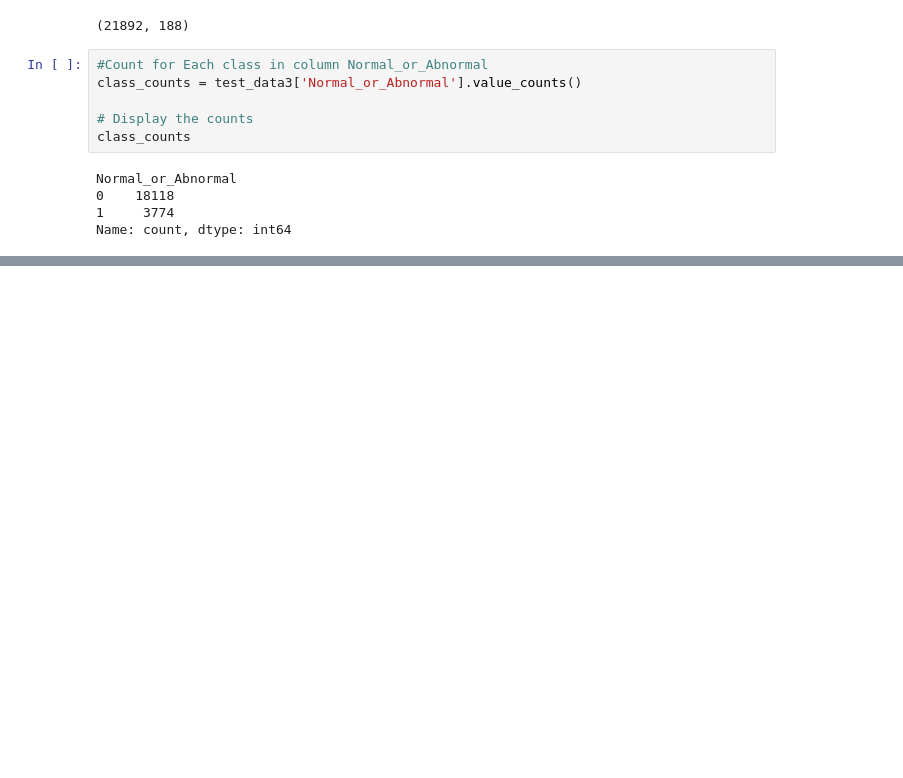
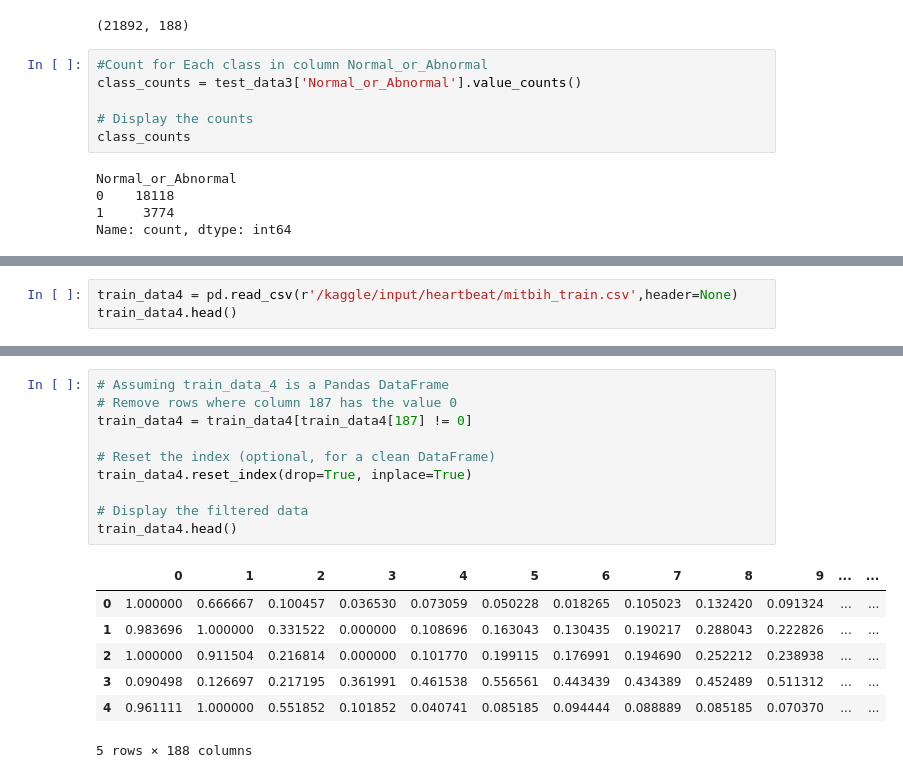
Before and after one commit to youssef13494/HeartBeatApp, a Jupyter notebook: xgboost-randomforest-smote.ipynb, the cells around one changed output, grey strips where cells are left out. Cells and saved outputs as stored; diff of their text form; blank space fills up the shorter version.

```diff
--- a/xgboost-randomforest-smote.ipynb
+++ b/xgboost-randomforest-smote.ipynb
@@ -827,0 +841,3 @@ Name: count, dtype: int64
+# %%
+train_data4 = pd.read_csv(r'/kaggle/input/heartbeat/mitbih_train.csv',header=None)
+train_data4.head()
@@ -827,0 +863,18 @@ Name: count, dtype: int64
+# %%
+# Assuming train_data_4 is a Pandas DataFrame
+# Remove rows where column 187 has the value 0
+train_data4 = train_data4[train_data4[187] != 0]
+
+# Reset the index (optional, for a clean DataFrame)
+train_data4.reset_index(drop=True, inplace=True)
+
+# Display the filtered data
+train_data4.head()
+# %% [output]
+|  | 0 | 1 | 2 | 3 | 4 | 5 | 6 | 7 | 8 | 9 | ... | ... |
+| 0 | 1.000000 | 0.666667 | 0.100457 | 0.036530 | 0.073059 | 0.050228 | 0.018265 | 0.105023 | 0.132420 | 0.091324 | ... | ... |
+| 1 | 0.983696 | 1.000000 | 0.331522 | 0.000000 | 0.108696 | 0.163043 | 0.130435 | 0.190217 | 0.288043 | 0.222826 | ... | ... |
+| 2 | 1.000000 | 0.911504 | 0.216814 | 0.000000 | 0.101770 | 0.199115 | 0.176991 | 0.194690 | 0.252212 | 0.238938 | ... | ... |
+| 3 | 0.090498 | 0.126697 | 0.217195 | 0.361991 | 0.461538 | 0.556561 | 0.443439 | 0.434389 | 0.452489 | 0.511312 | ... | ... |
+| 4 | 0.961111 | 1.000000 | 0.551852 | 0.101852 | 0.040741 | 0.085185 | 0.094444 | 0.088889 | 0.085185 | 0.070370 | ... | ... |
+5 rows × 188 columns
```
Also changed, not shown: parts of 14 cells of this notebook.
